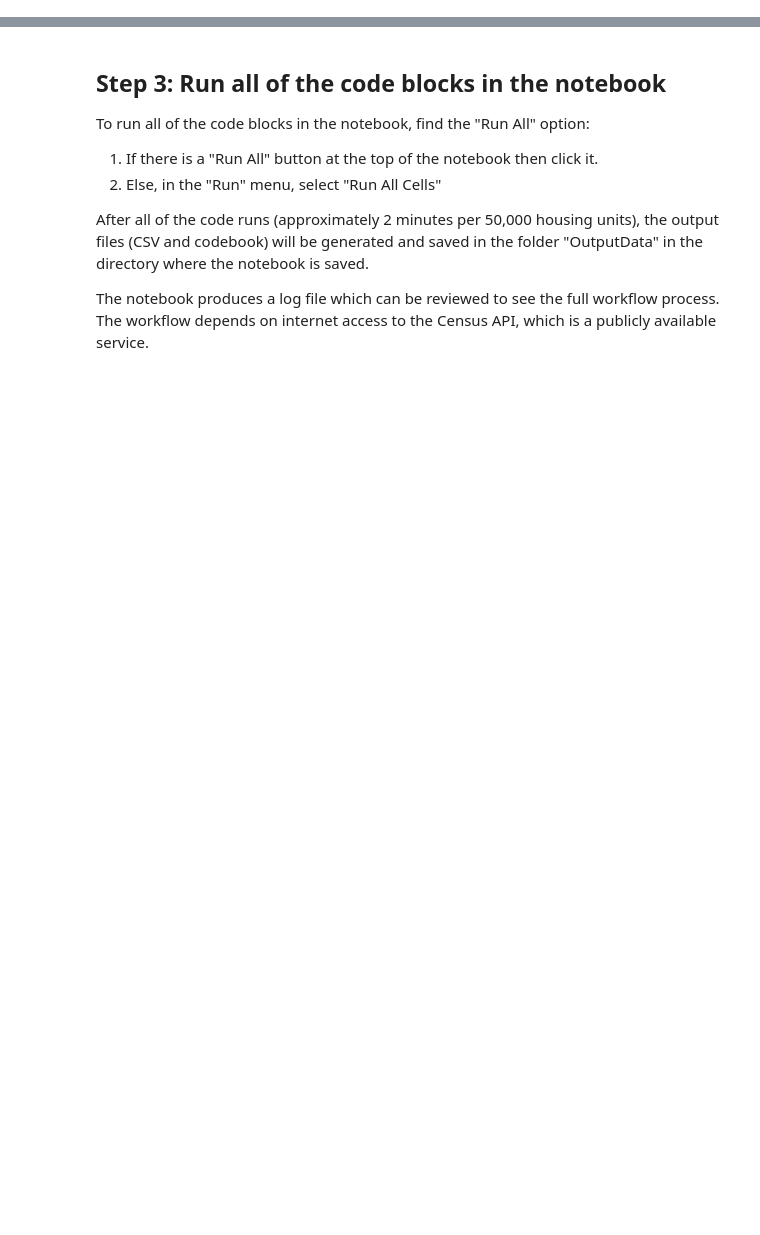
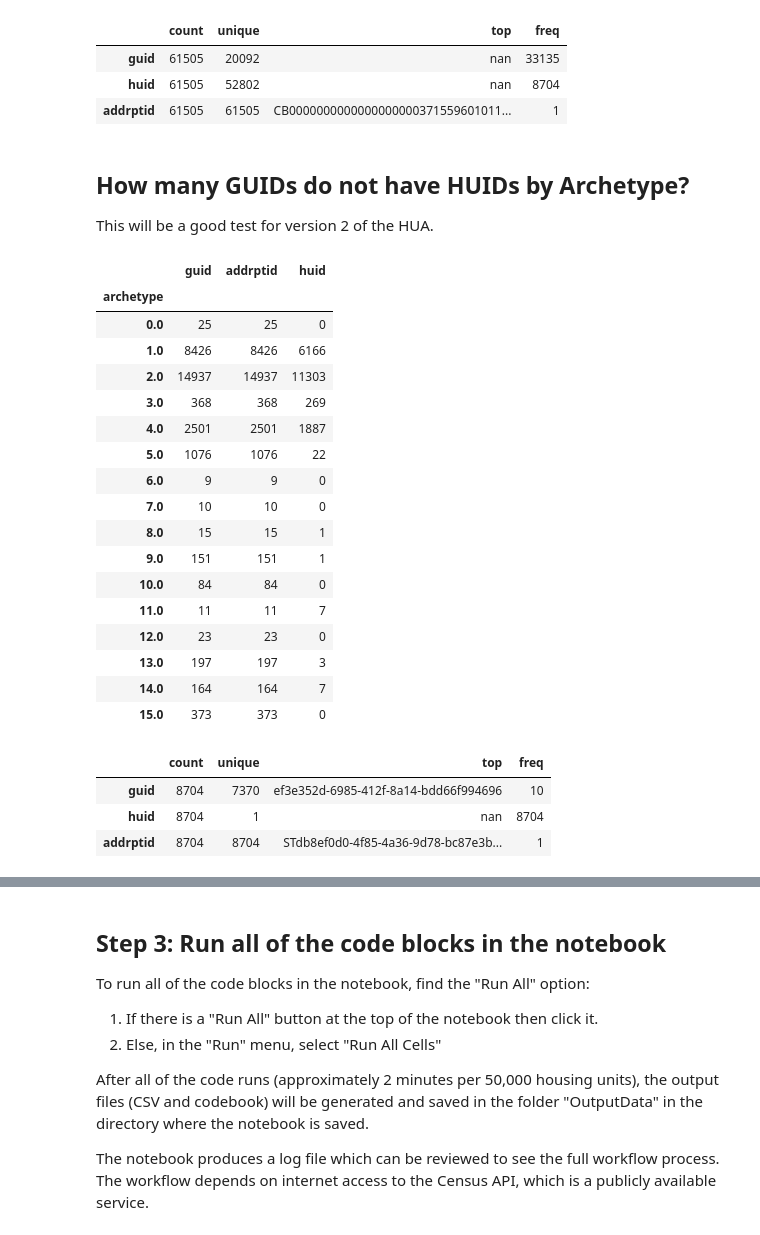
Before and after one commit to npr99/intersect-community-data, a Jupyter notebook: ICD_06ev1_run_HUA_workflow.ipynb, the cells around one changed output, grey strips where cells are left out. Drawn from its saved outputs; the diff is of its cells as text; code cells hidden in the pictures; blank space fills up the shorter version.

```diff
--- a/ICD_06ev1_run_HUA_workflow.ipynb
+++ b/ICD_06ev1_run_HUA_workflow.ipynb
@@ -88,0 +301,24 @@ communities = {'Lumberton_NC' : {
+# %%
+# Housing unit and Building Inventories have been loaded
+address_point_inv_id = "60aac382088dfa3b65030b16"
+# %%
+from pyincore.analyses.housingunitallocation import HousingUnitAllocation
+
+# Create housing allocation
+hua = HousingUnitAllocation(client)
+
+# Load input dataset
+hua.load_remote_input_dataset("housing_unit_inventory", housing_unit_inv_id)
+hua.load_remote_input_dataset("address_point_inventory", address_point_inv_id)
+hua.load_remote_input_dataset("buildings", bldg_inv_id)
+
+# Specify the result name
+result_name = "Lumberton_HUA"
+
+seed = 1238
+iterations = 1
+
+# Set analysis parameters
+hua.set_parameter("result_name", result_name)
+hua.set_parameter("seed", seed)
+hua.set_parameter("iterations", iterations)
@@ -88,0 +333,3 @@ communities = {'Lumberton_NC' : {
+# %%
+# Run Housing unit allocation analysis
+hua.run_analysis()
@@ -88,0 +340,9 @@ communities = {'Lumberton_NC' : {
+# %%
+# Retrieve result dataset
+hua_result = hua.get_output_dataset("result")
+
+# Convert dataset to Pandas DataFrame
+hua_df = hua_result.get_dataframe_from_csv(low_memory=False)
+
+# Display top 5 rows of output data
+hua_df[['guid','numprec','incomegroup','geometry']].head()
@@ -88,0 +356,7 @@ communities = {'Lumberton_NC' : {
+# %%
+hua_df[['guid','huid','addrptid']].astype(str).describe().T
+# %% [output]
+|  | count | unique | top | freq |
+| guid | 61505 | 20092 | nan | 33135 |
+| huid | 61505 | 52802 | nan | 8704 |
+| addrptid | 61505 | 61505 | CB0000000000000000000371559601011... | 1 |
@@ -88,0 +368,36 @@ communities = {'Lumberton_NC' : {
+# %% [markdown]
+## How many GUIDs do not have HUIDs by Archetype?
+This will be a good test for version 2 of the HUA.
+# %%
+hua_df[['guid','addrptid','huid','archetype']].groupby('archetype').count()
+# %% [output]
+|  | guid | addrptid | huid |
+| archetype |  |  |  |
+| 0.0 | 25 | 25 | 0 |
+| 1.0 | 8426 | 8426 | 6166 |
+| 2.0 | 14937 | 14937 | 11303 |
+| 3.0 | 368 | 368 | 269 |
+| 4.0 | 2501 | 2501 | 1887 |
+| 5.0 | 1076 | 1076 | 22 |
+| 6.0 | 9 | 9 | 0 |
+| 7.0 | 10 | 10 | 0 |
+| 8.0 | 15 | 15 | 1 |
+| 9.0 | 151 | 151 | 1 |
+| 10.0 | 84 | 84 | 0 |
+| 11.0 | 11 | 11 | 7 |
+| 12.0 | 23 | 23 | 0 |
+| 13.0 | 197 | 197 | 3 |
+| 14.0 | 164 | 164 | 7 |
+| 15.0 | 373 | 373 | 0 |
+# %%
+# Condition 1  GUID is not missing
+condition1 = (~hua_df['guid'].isna())
+# Condition 2 HUID is missing
+condition2 = (hua_df['huid'].isna())
+check_df = hua_df.loc[condition1 & condition2].copy()
+check_df[['guid','huid','addrptid']].astype(str).describe().T
+# %% [output]
+|  | count | unique | top | freq |
+| guid | 8704 | 7370 | ef3e352d-6985-412f-8a14-bdd66f994696 | 10 |
+| huid | 8704 | 1 | nan | 8704 |
+| addrptid | 8704 | 8704 | STdb8ef0d0-4f85-4a36-9d78-bc87e3b... | 1 |
```
Also changed, not shown: parts of 51 cells of this notebook, 3 other files.
